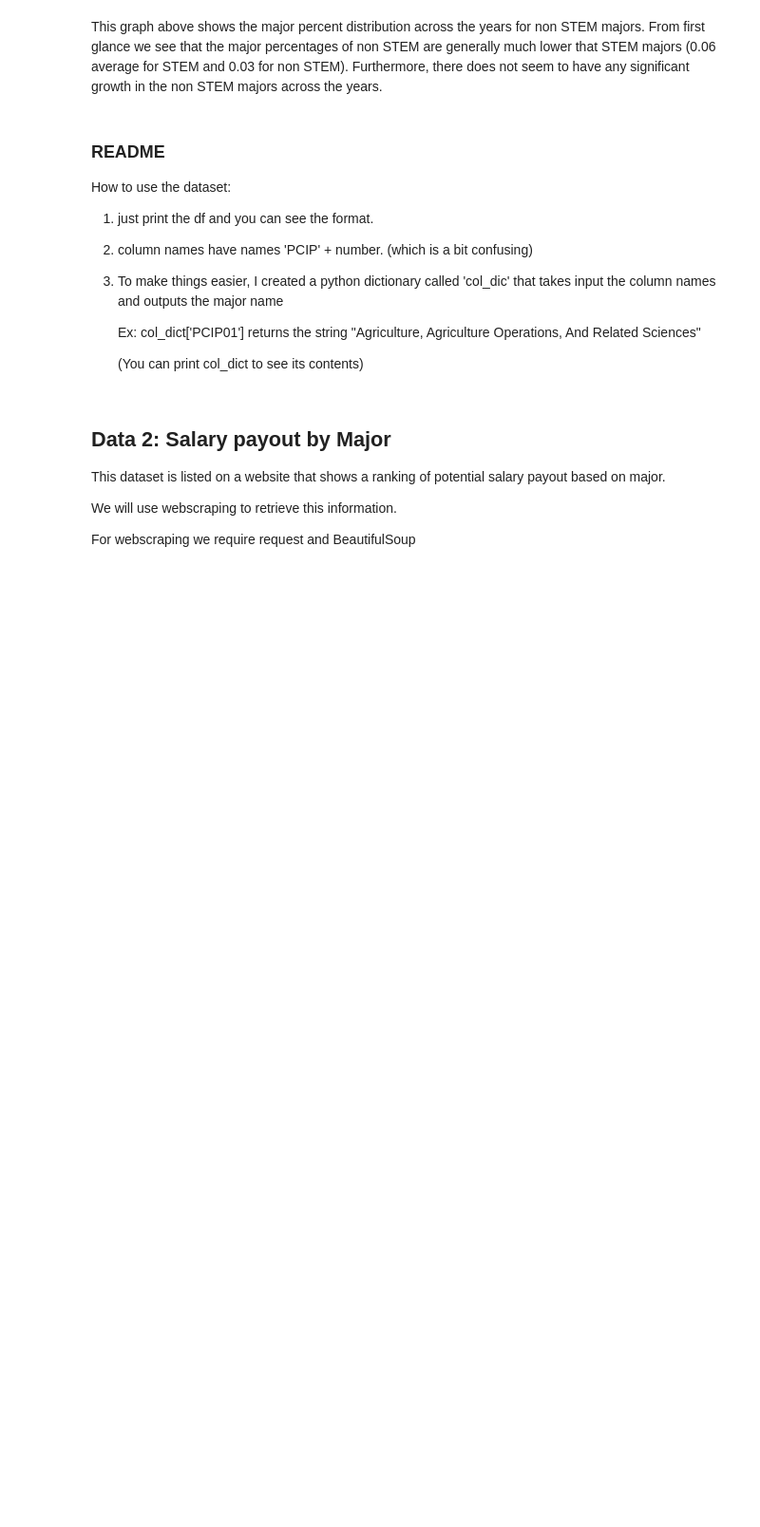
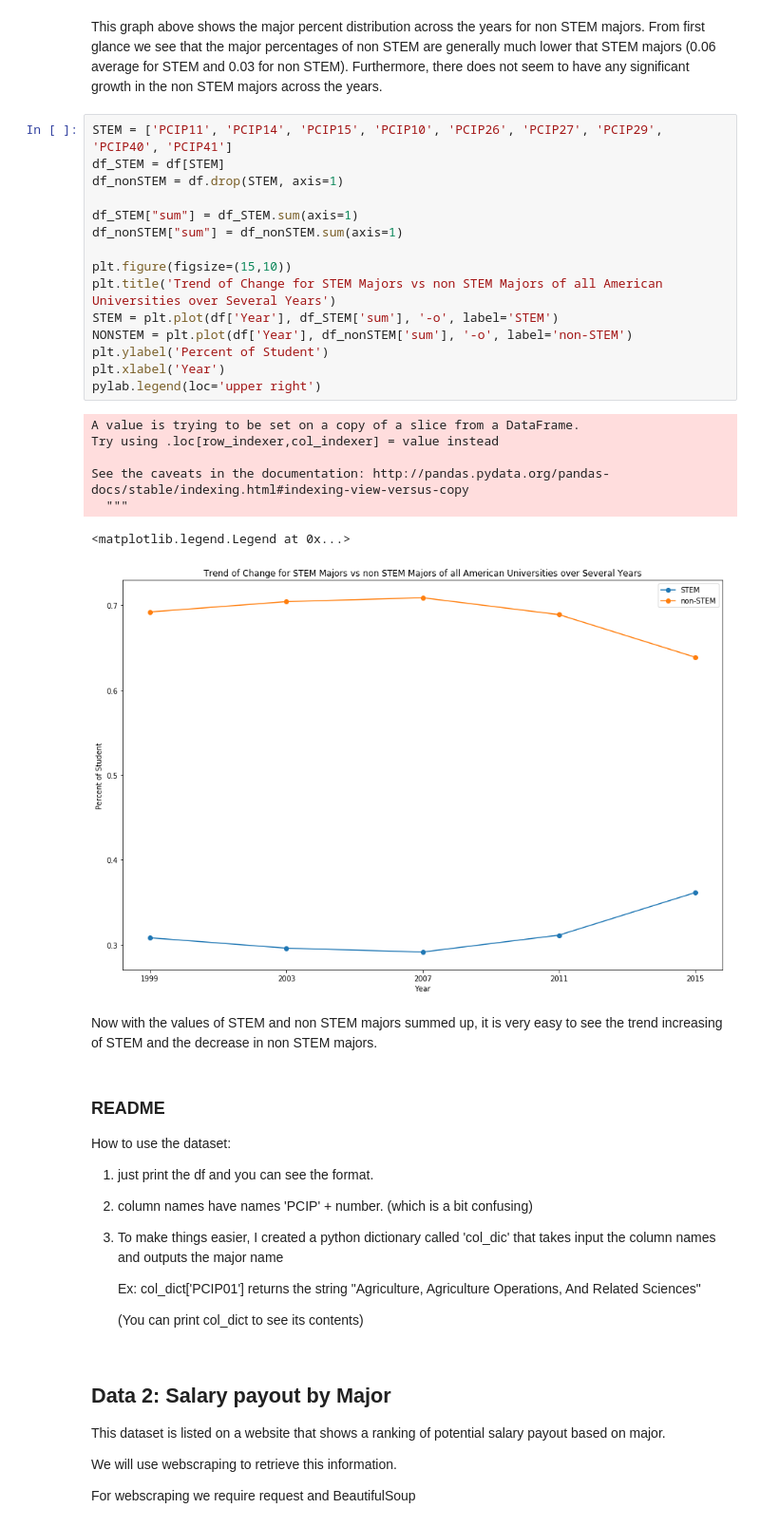
Before and after one commit to jeffreywu1996/COGS108-Project, a Jupyter notebook: Data Cleaning.ipynb, the cells around one changed output. Shown: that part at 95% size. Saved outputs shown, nothing was run; the diff lists cells and outputs as text; blank space fills up the shorter version.

Commit message:
Added a graph of STEM vs non STEM

```diff
--- a/Data Cleaning.ipynb
+++ b/Data Cleaning.ipynb
@@ -380,6 +380,31 @@ pylab.legend(loc='upper right')
 [figure]
 # %% [markdown]
 This graph above shows the major percent distribution across the years for non STEM majors. From first glance we see that the major percentages of non STEM are generally much lower that STEM majors (0.06 average for STEM and 0.03 for non STEM). Furthermore, there does not seem to have any significant growth in the non STEM majors across the years.
+# %%
+STEM = ['PCIP11', 'PCIP14', 'PCIP15', 'PCIP10', 'PCIP26', 'PCIP27', 'PCIP29', 'PCIP40', 'PCIP41']
+df_STEM = df[STEM]
+df_nonSTEM = df.drop(STEM, axis=1)
+
+df_STEM["sum"] = df_STEM.sum(axis=1)
+df_nonSTEM["sum"] = df_nonSTEM.sum(axis=1)
+
+plt.figure(figsize=(15,10))
+plt.title('Trend of Change for STEM Majors vs non STEM Majors of all American Universities over Several Years')
+STEM = plt.plot(df['Year'], df_STEM['sum'], '-o', label='STEM')
+NONSTEM = plt.plot(df['Year'], df_nonSTEM['sum'], '-o', label='non-STEM')
+plt.ylabel('Percent of Student')
+plt.xlabel('Year')
+pylab.legend(loc='upper right')
+# %% [output]
+A value is trying to be set on a copy of a slice from a DataFrame.
+Try using .loc[row_indexer,col_indexer] = value instead
+
+See the caveats in the documentation: http://pandas.pydata.org/pandas-docs/stable/indexing.html#indexing-view-versus-copy
+  """
+<matplotlib.legend.Legend at 0x...>
+[figure, added]
+# %% [markdown]
+Now with the values of STEM and non STEM majors summed up, it is very easy to see the trend increasing of STEM and the decrease in non STEM majors.
 # %% [markdown]
 ### README ###
 How to use the dataset:
```
